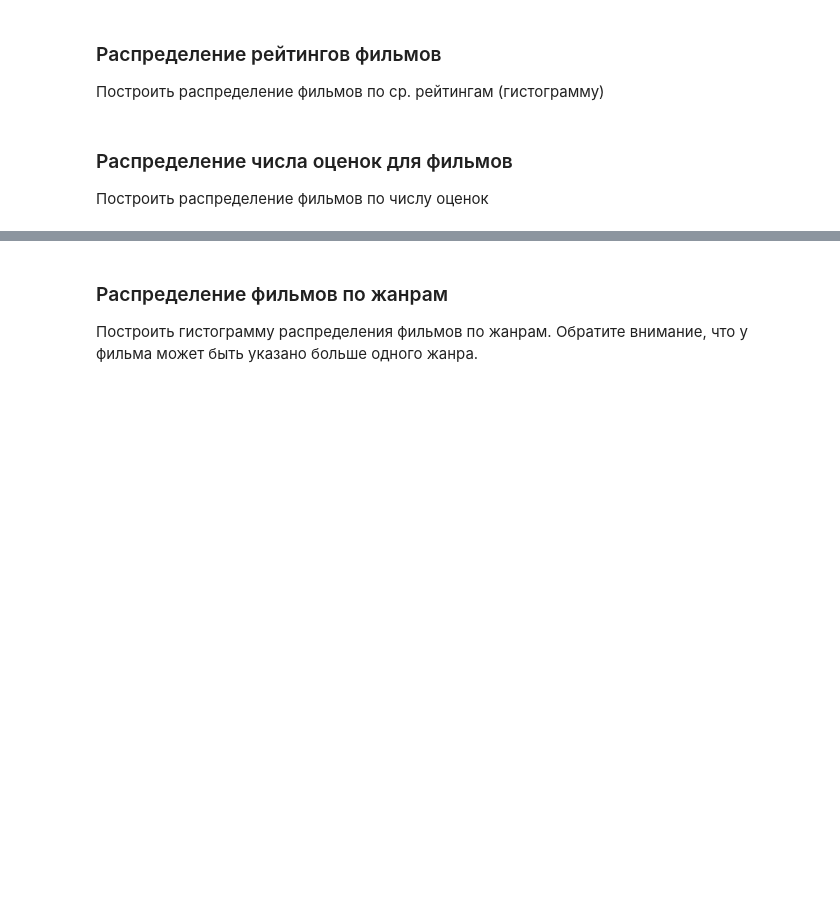
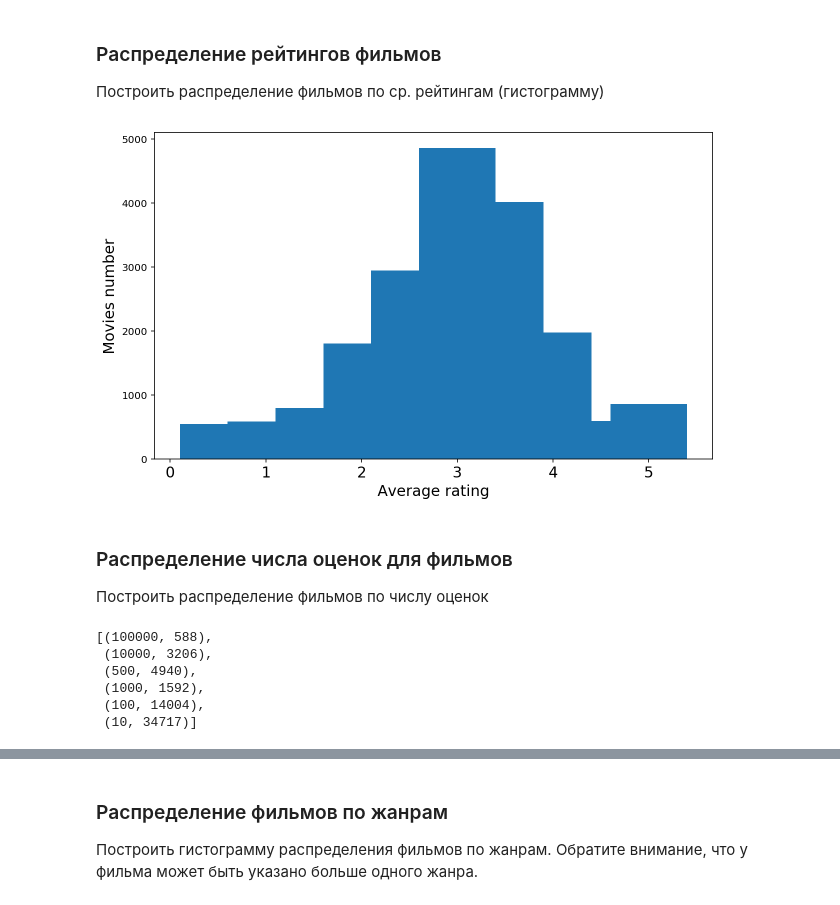
Before and after one commit to ishugaepov/MLBD, a Jupyter notebook: apache_spark/notebooks/spark_examples.ipynb, the cells around one changed output, grey strips where cells are left out. Saved outputs shown, nothing was run; the diff lists cells and outputs as text; code cells hidden in the pictures; blank space fills up the shorter version.

```diff
--- a/apache_spark/notebooks/spark_examples.ipynb
+++ b/apache_spark/notebooks/spark_examples.ipynb
@@ -284,3 +320,23 @@ plt.show()
+# %%
+######################################
+######### YOUR CODE HERE #############
+######################################
+
+rate_count = movie_avg_rating \
+    .map(lambda arr: (round(arr[1], 2), 1))\
+    .reduceByKey(lambda a, b: a + b)\
+    .collect()
+# %%
+keys, values = zip(*rate_count)
+
+f, ax = plt.subplots(figsize=(10, 6))
+plt.xticks(rotation=0, fontsize=15)
+plt.bar(keys, values, align="center")
+plt.xlabel("Average rating", fontsize=15)
+plt.ylabel("Movies number", fontsize=15)
+plt.show()
+# %% [output]
+[figure, added]
 # %% [markdown]
 ### Распределение числа оценок для фильмов
 
@@ -291,0 +357,9 @@ plt.show()
+# %%
+films_count
+# %% [output]
+[(100000, 588),
+ (10000, 3206),
+ (500, 4940),
+ (1000, 1592),
+ (100, 14004),
+ (10, 34717)]
```
Also changed, not shown: parts of 38 cells of this notebook.
